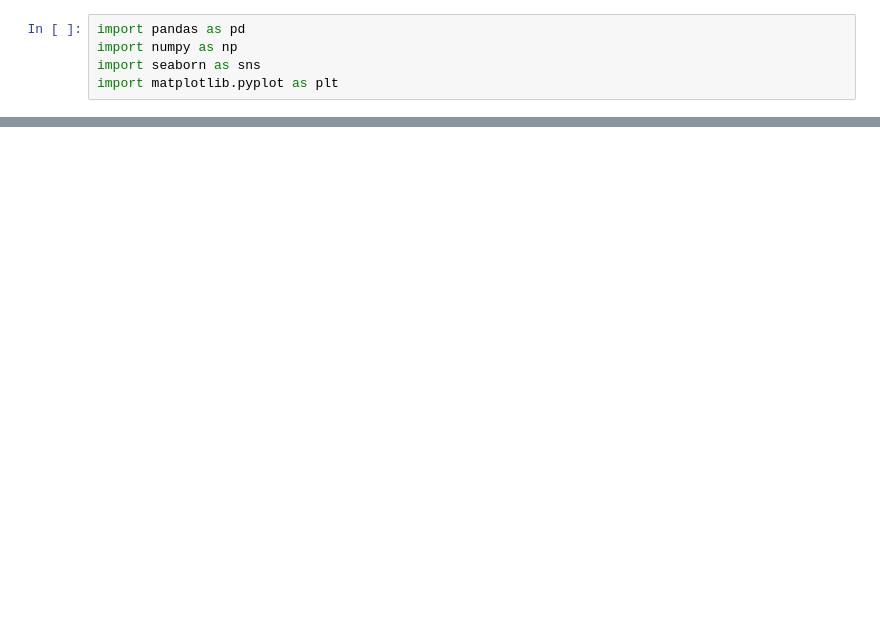
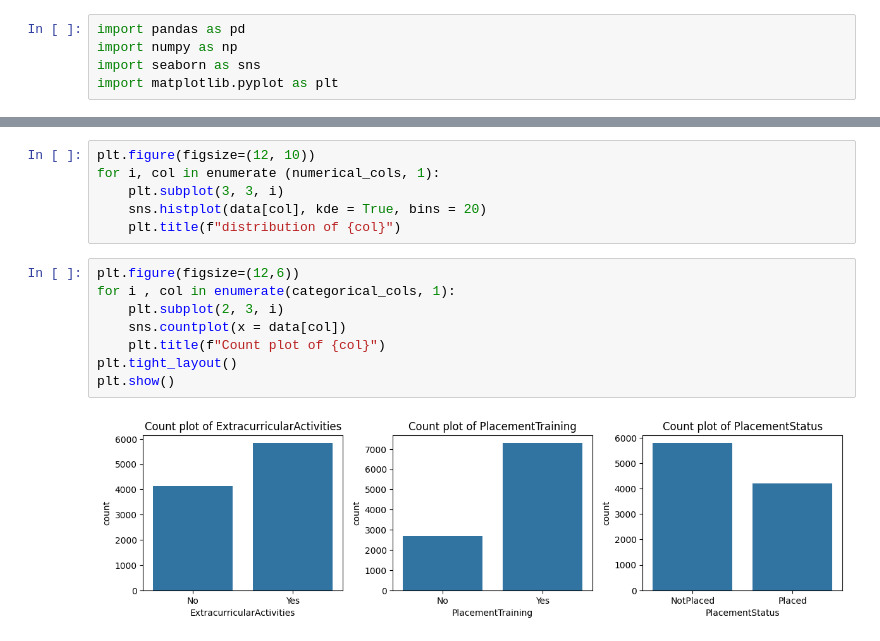
Before and after one commit to ShashankMk031/Placement_Prediction_dataset, a Jupyter notebook: eda.ipynb, the cells around one changed output, grey strips where cells are left out. Saved outputs shown, nothing was run; the diff lists cells and outputs as text; blank space fills up the shorter version.

```diff
--- a/eda.ipynb
+++ b/eda.ipynb
@@ -76,0 +26,16 @@ Categorical columns: Index(['ExtracurricularActivities', 'PlacementTraining', 'P
+# %%
+plt.figure(figsize=(12, 10))
+for i, col in enumerate (numerical_cols, 1):
+    plt.subplot(3, 3, i)
+    sns.histplot(data[col], kde = True, bins = 20)
+    plt.title(f"distribution of {col}")
+# %%
+plt.figure(figsize=(12,6))
+for i , col in enumerate(categorical_cols, 1):
+    plt.subplot(2, 3, i)
+    sns.countplot(x = data[col])
+    plt.title(f"Count plot of {col}")
+plt.tight_layout()
+plt.show()
+# %% [output]
+[figure, added]
```
Also changed, not shown: parts of 4 cells of this notebook, 1 other file.
